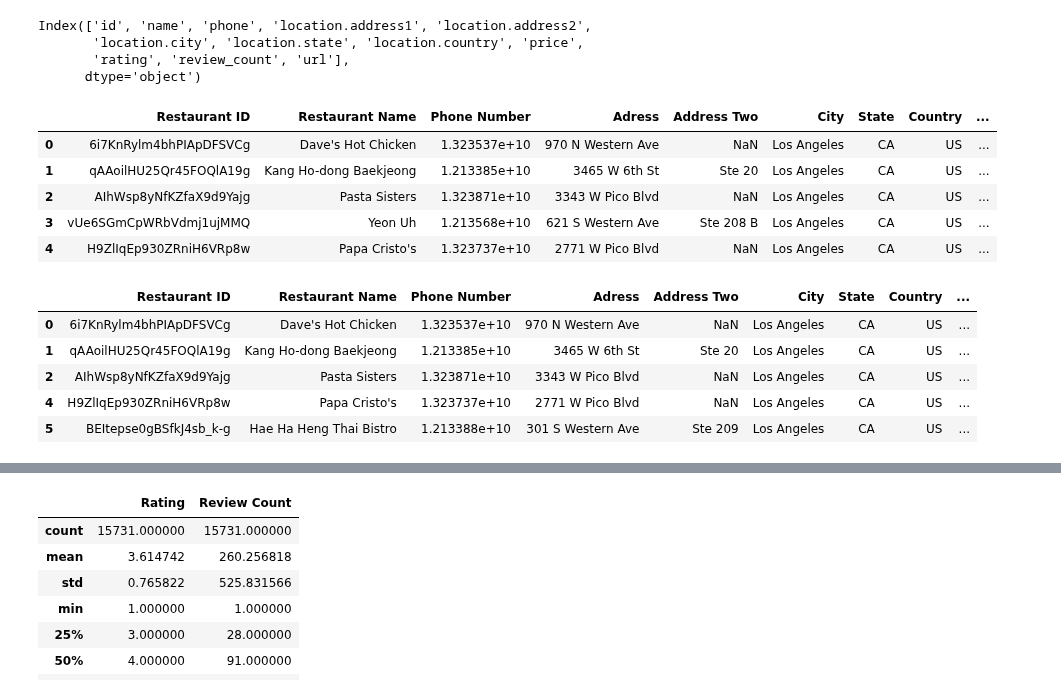
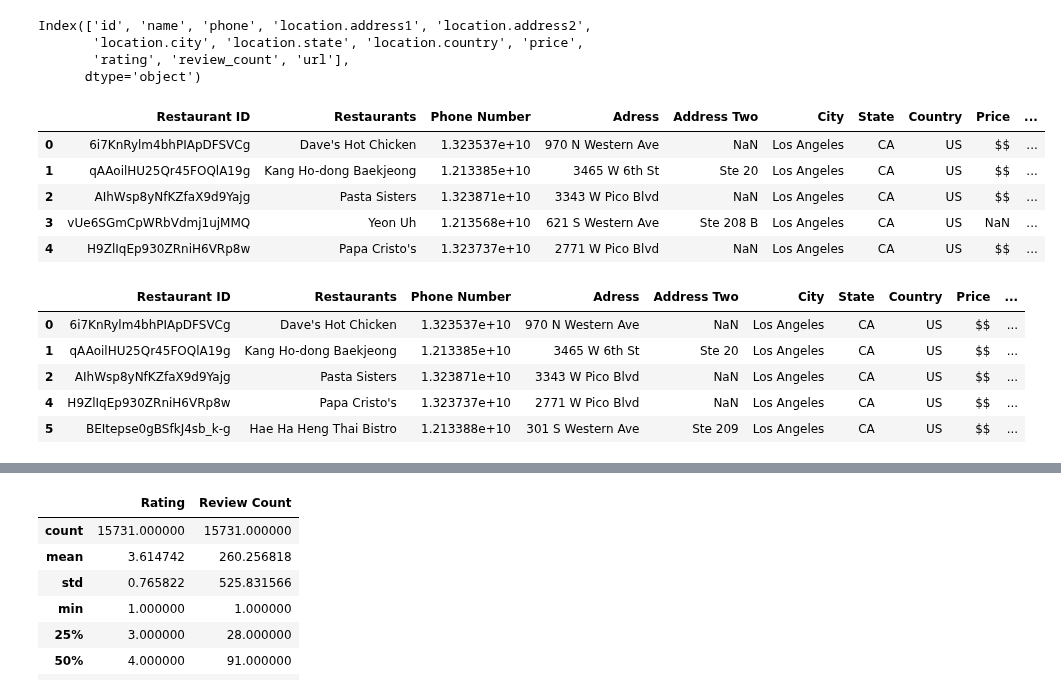
Before and after one commit to ermiasgelaye/Yelp-Challenge, a Jupyter notebook: pyRestaurants/yelp-challenge.ipynb, the cells around one changed output, grey strips where cells are left out. Saved outputs shown, nothing was run; the diff lists cells and outputs as text; code cells hidden in the pictures.

```diff
--- a/pyRestaurants/yelp-challenge.ipynb
+++ b/pyRestaurants/yelp-challenge.ipynb
@@ -44,32 +44,32 @@ Index(['id', 'name', 'phone', 'location.address1', 'location.address2',
       dtype='object')
 # %%
 # Using .rename(columns={}) in order to rename columns
-renamed_df = Restaurants_df.rename(columns={"id":"Restaurant ID", "name":"Restaurant Name", "phone":"Phone Number","location.address1":"Adress",
+renamed_df = Restaurants_df.rename(columns={"id":"Restaurant ID", "name":"Restaurants", "phone":"Phone Number","location.address1":"Adress",
                                           "location.address2":"Address Two","location.city":"City","location.state":"State","location.country":"Country","location.state":"State",
                                            "price":"Price","rating":"Rating","review_count":"Review Count","url":"Url"})
 renamed_df.head()
 # %% [output]
-|  | Restaurant ID | Restaurant Name | Phone Number | Adress | Address Two | City | State | Country | ... |
-| 0 | 6i7KnRylm4bhPIApDFSVCg | Dave's Hot Chicken | 1.323537e+10 | 970 N Western Ave | NaN | Los Angeles | CA | US | ... |
-| 1 | qAAoilHU25Qr45FOQlA19g | Kang Ho-dong Baekjeong | 1.213385e+10 | 3465 W 6th St | Ste 20 | Los Angeles | CA | US | ... |
-| 2 | AIhWsp8yNfKZfaX9d9Yajg | Pasta Sisters | 1.323871e+10 | 3343 W Pico Blvd | NaN | Los Angeles | CA | US | ... |
-| 3 | vUe6SGmCpWRbVdmj1ujMMQ | Yeon Uh | 1.213568e+10 | 621 S Western Ave | Ste 208 B | Los Angeles | CA | US | ... |
-| 4 | H9ZlIqEp930ZRniH6VRp8w | Papa Cristo's | 1.323737e+10 | 2771 W Pico Blvd | NaN | Los Angeles | CA | US | ... |
+|  | Restaurant ID | Restaurants | Phone Number | Adress | Address Two | City | State | Country | Price | ... |
+| 0 | 6i7KnRylm4bhPIApDFSVCg | Dave's Hot Chicken | 1.323537e+10 | 970 N Western Ave | NaN | Los Angeles | CA | US | $$ | ... |
+| 1 | qAAoilHU25Qr45FOQlA19g | Kang Ho-dong Baekjeong | 1.213385e+10 | 3465 W 6th St | Ste 20 | Los Angeles | CA | US | $$ | ... |
+| 2 | AIhWsp8yNfKZfaX9d9Yajg | Pasta Sisters | 1.323871e+10 | 3343 W Pico Blvd | NaN | Los Angeles | CA | US | $$ | ... |
+| 3 | vUe6SGmCpWRbVdmj1ujMMQ | Yeon Uh | 1.213568e+10 | 621 S Western Ave | Ste 208 B | Los Angeles | CA | US | NaN | ... |
+| 4 | H9ZlIqEp930ZRniH6VRp8w | Papa Cristo's | 1.323737e+10 | 2771 W Pico Blvd | NaN | Los Angeles | CA | US | $$ | ... |
 # %%
 # Remove duplicate values
 remove_duplicates=renamed_df.drop_duplicates()
 
 # Drop null values from Restaurant Name, City,Rating , Review Count,Price coloumns  and store cleaned data
 
-dronull_df=remove_duplicates.dropna(subset=['Restaurant Name','City','Rating','Review Count','Price'])
+dronull_df=remove_duplicates.dropna(subset=['Restaurants','City','Rating','Review Count','Price'])
 dronull_df.head()
 # %% [output]
-|  | Restaurant ID | Restaurant Name | Phone Number | Adress | Address Two | City | State | Country | ... |
-| 0 | 6i7KnRylm4bhPIApDFSVCg | Dave's Hot Chicken | 1.323537e+10 | 970 N Western Ave | NaN | Los Angeles | CA | US | ... |
-| 1 | qAAoilHU25Qr45FOQlA19g | Kang Ho-dong Baekjeong | 1.213385e+10 | 3465 W 6th St | Ste 20 | Los Angeles | CA | US | ... |
-| 2 | AIhWsp8yNfKZfaX9d9Yajg | Pasta Sisters | 1.323871e+10 | 3343 W Pico Blvd | NaN | Los Angeles | CA | US | ... |
-| 4 | H9ZlIqEp930ZRniH6VRp8w | Papa Cristo's | 1.323737e+10 | 2771 W Pico Blvd | NaN | Los Angeles | CA | US | ... |
-| 5 | BEItepse0gBSfkJ4sb_k-g | Hae Ha Heng Thai Bistro | 1.213388e+10 | 301 S Western Ave | Ste 209 | Los Angeles | CA | US | ... |
+|  | Restaurant ID | Restaurants | Phone Number | Adress | Address Two | City | State | Country | Price | ... |
+| 0 | 6i7KnRylm4bhPIApDFSVCg | Dave's Hot Chicken | 1.323537e+10 | 970 N Western Ave | NaN | Los Angeles | CA | US | $$ | ... |
+| 1 | qAAoilHU25Qr45FOQlA19g | Kang Ho-dong Baekjeong | 1.213385e+10 | 3465 W 6th St | Ste 20 | Los Angeles | CA | US | $$ | ... |
+| 2 | AIhWsp8yNfKZfaX9d9Yajg | Pasta Sisters | 1.323871e+10 | 3343 W Pico Blvd | NaN | Los Angeles | CA | US | $$ | ... |
+| 4 | H9ZlIqEp930ZRniH6VRp8w | Papa Cristo's | 1.323737e+10 | 2771 W Pico Blvd | NaN | Los Angeles | CA | US | $$ | ... |
+| 5 | BEItepse0gBSfkJ4sb_k-g | Hae Ha Heng Thai Bistro | 1.213388e+10 | 301 S Western Ave | Ste 209 | Los Angeles | CA | US | $$ | ... |
 # %%
 # Drop Coloumns irrelevant for our analysis
 to_drop =["Address Two","Url","Phone Number"]
```
Also changed, not shown: parts of 46 cells of this notebook, 1 other file.
